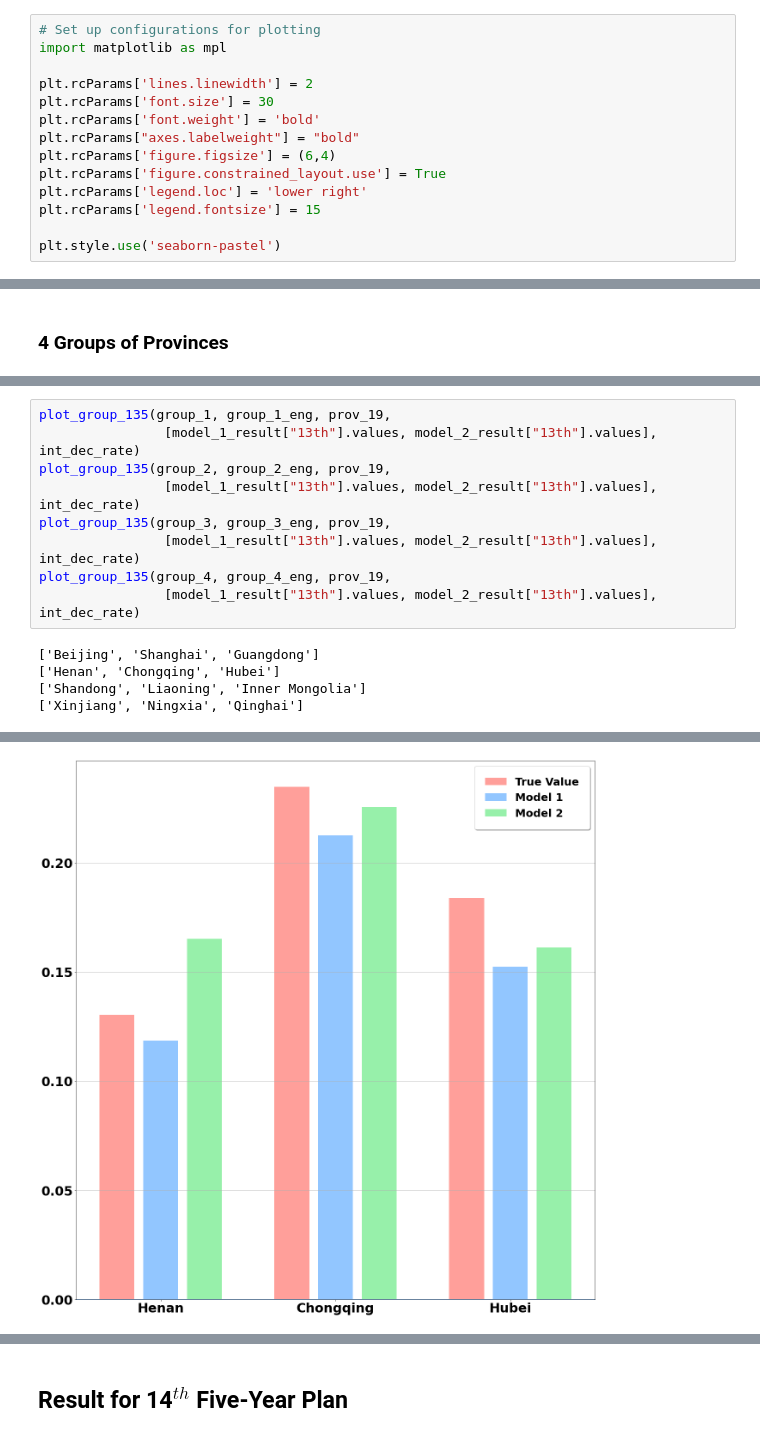
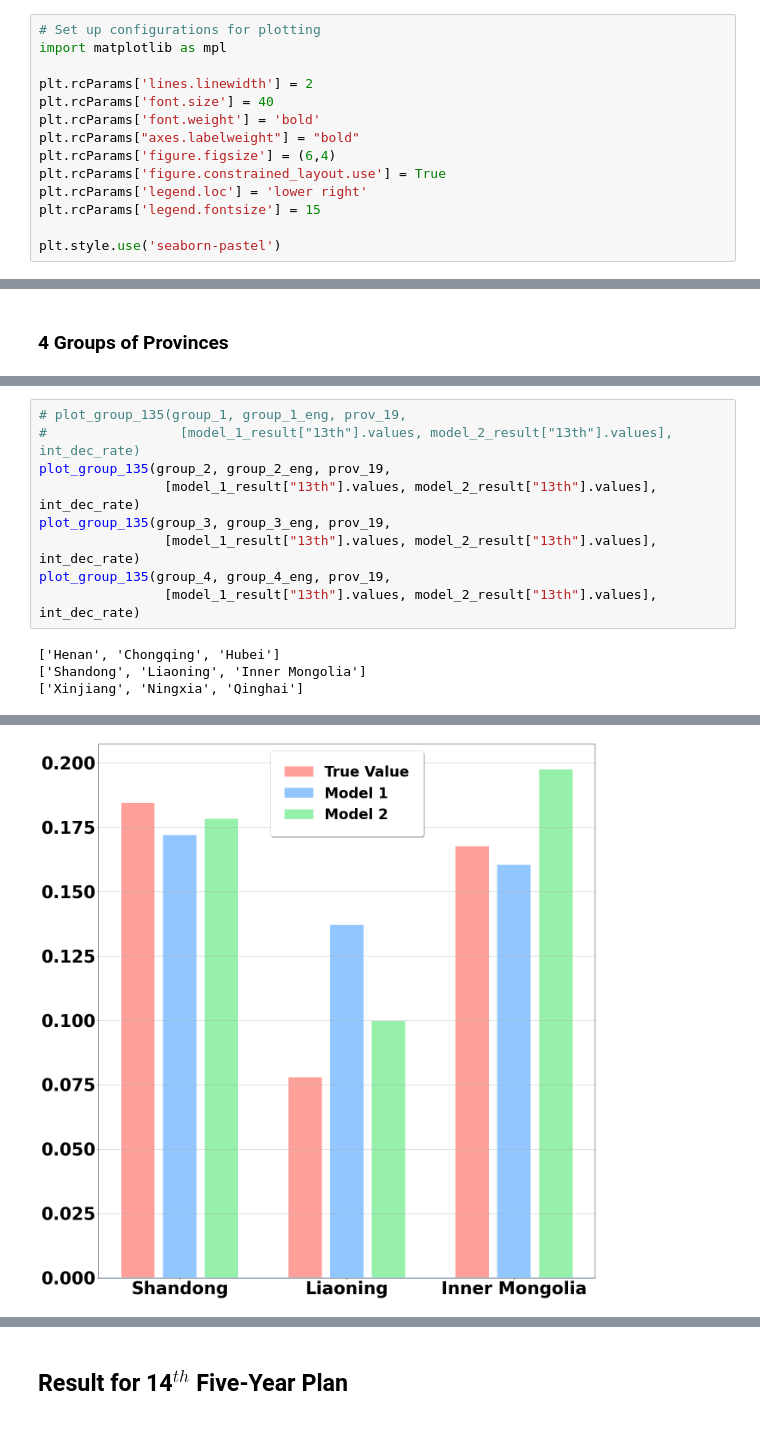
Before and after one commit to kiwiym/PoliciesEffectiveness, a Jupyter notebook: visulisation.ipynb, the cells around one changed output, grey strips where cells are left out. Saved outputs shown, nothing was run; the diff lists cells and outputs as text.

```diff
--- a/visulisation.ipynb
+++ b/visulisation.ipynb
@@ -13,7 +13,7 @@ model_2_result = pd.read_csv("./result_model_2.csv")
 import matplotlib as mpl
 
 plt.rcParams['lines.linewidth'] = 2
-plt.rcParams['font.size'] = 30
+plt.rcParams['font.size'] = 40
 plt.rcParams['font.weight'] = 'bold'
 plt.rcParams["axes.labelweight"] = "bold"
 plt.rcParams['figure.figsize'] = (6,4)
@@ -119,8 +120,8 @@ def plot_group_135(group_provs, group_eng, prov_names, scores, int_dec):
     else:
         plt.savefig(os.path.join("Figs", ",".join(group_eng) + "-135.png"), dpi=300, format='png')
 # %%
-plot_group_135(group_1, group_1_eng, prov_19,
-                [model_1_result["13th"].values, model_2_result["13th"].values], int_dec_rate)
+# plot_group_135(group_1, group_1_eng, prov_19,
+#                 [model_1_result["13th"].values, model_2_result["13th"].values], int_dec_rate)
 plot_group_135(group_2, group_2_eng, prov_19,
                 [model_1_result["13th"].values, model_2_result["13th"].values], int_dec_rate)
 plot_group_135(group_3, group_3_eng, prov_19,
@@ -128,7 +129,6 @@ plot_group_135(group_3, group_3_eng, prov_19,
 plot_group_135(group_4, group_4_eng, prov_19,
                 [model_1_result["13th"].values, model_2_result["13th"].values], int_dec_rate)
 # %% [output]
-['Beijing', 'Shanghai', 'Guangdong']
 ['Henan', 'Chongqing', 'Hubei']
 ['Shandong', 'Liaoning', 'Inner Mongolia']
 ['Xinjiang', 'Ningxia', 'Qinghai']
@@ -136 +136 @@ plot_group_135(group_4, group_4_eng, prov_19,
-[figure, old version]
+[figure, new version]
```
Also changed, not shown: parts of 5 cells of this notebook, 10 other files.
